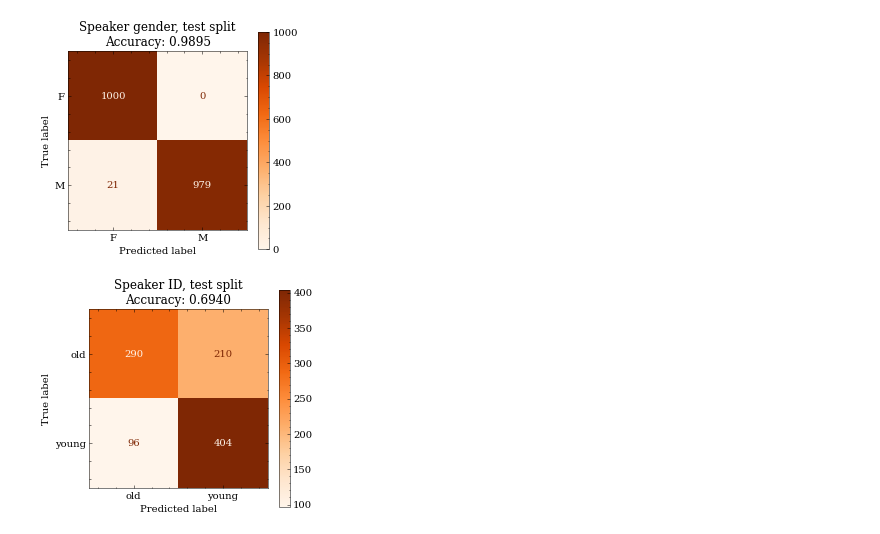
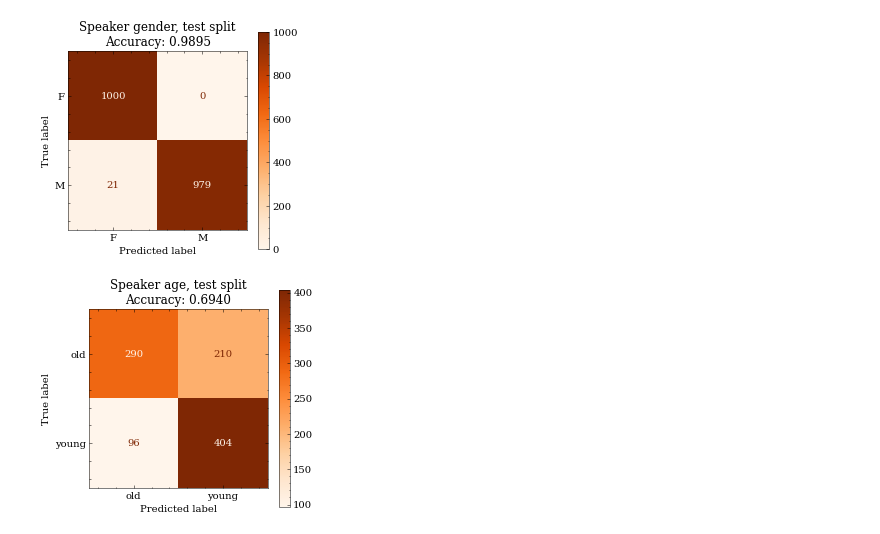
Before and after one commit to 5roop/task11, a Jupyter notebook: 009_analisis.ipynb, the cells around one changed output. Cells and saved outputs as stored; diff of their text form; code cells hidden in the pictures.

```diff
--- a/009_analisis.ipynb
+++ b/009_analisis.ipynb
@@ -116,14 +116,14 @@ plt.show()
 # %%
 y_true, y_pred = df.loc[9, ["y_true", "y_pred"]]
 import matplotlib.pyplot as plt
 plt.style.use("science no-latex".split())
 from sklearn.metrics import ConfusionMatrixDisplay
 fi, ax = plt.subplots(figsize=(4,4))
 ConfusionMatrixDisplay.from_predictions(
    y_true, y_pred, cmap="Oranges", ax=ax, xticks_rotation=0)
-plt.title("Speaker ID, test split\nAccuracy: 0.6940")
-plt.savefig("images/009_cm_speaker_ID_test.png")
-plt.savefig("images/009_cm_speaker_ID_test.pdf")
+plt.title("Speaker age, test split\nAccuracy: 0.6940")
+plt.savefig("images/009_cm_speaker_age_test.png")
+plt.savefig("images/009_cm_speaker_age_test.pdf")
 plt.show()
 # %% [output]
-[figure, old version]
+[figure, new version]
```
Also changed, not shown: 4 other files.
